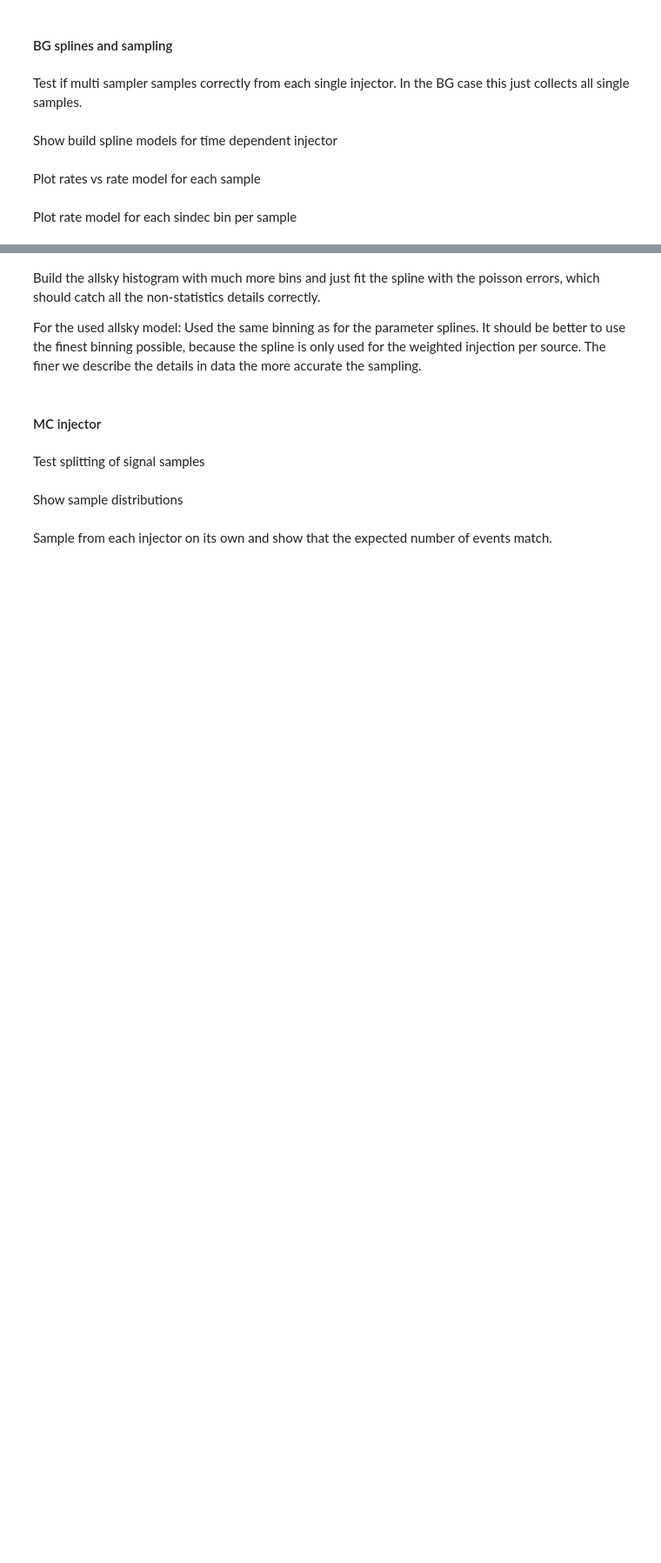
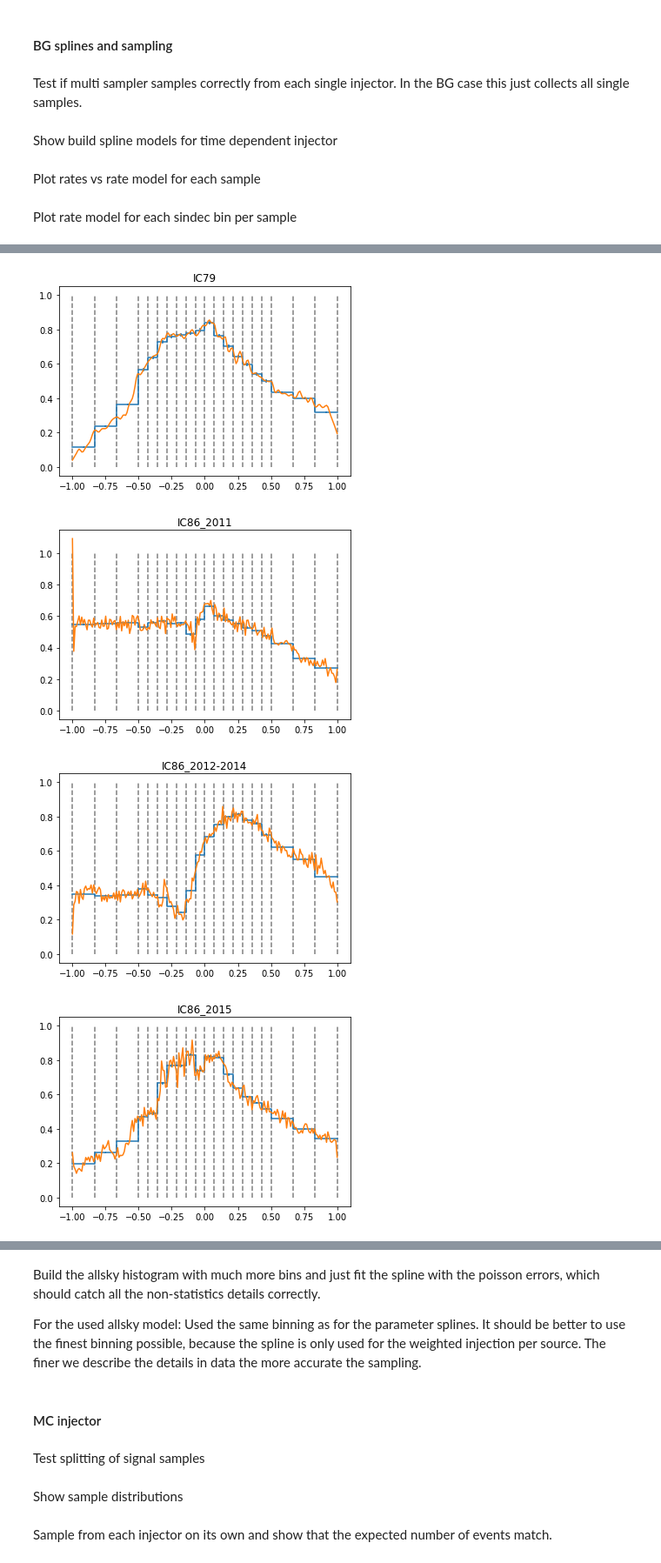
Before and after one commit to mennthor/thesis_plot_notebooks, a Jupyter notebook: testsuite.ipynb, the cells around one changed output, grey strips where cells are left out. Shown at 87% size. Cells and saved outputs as stored; diff of their text form; code cells hidden in the pictures; blank space fills up the shorter version.

```diff
--- a/testsuite.ipynb
+++ b/testsuite.ipynb
@@ -1795,5 +1880,6 @@ for key, inj_i in multi_sig_inj.injs.items():
     plt.xlim(0., 2. * np.pi)
     plt.ylim(-np.pi / 2., np.pi / 2.)
     plt.title(key)
-    save_plot("healpy_injection", "sample_{}.png".format(key))
+    save_plot(os.path.join("healpy_injection", "allsky"),
+              "sample_{}.png".format(key))
     plt.show()
@@ -1800,3 +1888,33 @@ for key, inj_i in multi_sig_inj.injs.items():
+# %%
+from mypyscripts.plots.astro import cartzoom_radius
+
+for key, inj in multi_sig_inj.injs.items():
+    # Sample some new source positions
+    ras, decs = [], []
+    for _ in range(500):
+        _ = inj.sample(n_samples=1)
+        ras.append(inj._src_ra)
+        decs.append(inj._src_dec)
+    ras, decs = map(np.array, (ras, decs))
+    # Plot sampled positions and fixed source for each map
+    for i, cdf in enumerate(inj._src_map_CDFs):
+        # Rebuild map from CDF
+        map_i = np.diff(np.r_[cdf[0], cdf])
+
+        max_idx = np.argmax(map_i)
+        ra_src, dec_src = inj._pix2ra[max_idx], inj._pix2dec[max_idx]
+
+        cartzoom_radius(np.log10(map_i), center=[ra_src, dec_src],
+                        r=np.deg2rad(5.), cmap="inferno")
+        plt.scatter(ras[:, i], decs[:, i], facecolors="k",
+                    edgecolors="none", alpha=0.25, label="Injected sources")
+        plt.scatter(ra_src, dec_src, marker="d", color="C3",
+                    label="Original source")
+        plt.legend()
+        plt.title("{}. Source {}".format(key, i))
+        save_plot(os.path.join("healpy_injection", "zoomed_with_map"),
+                  "{}_src_{:02d}".format(key, i), dpi=200)
+        plt.show()
 # %% [markdown]
 #### Data distribution
 # %%
@@ -1968,5 +2086,5 @@ for key, bg_inj in sorted(multi_bg_inj._injs.items())[:]:
     ax[0, 0].text(s="Sample: '{}'".format(key), x=bins[0], y=0.0009,
                   bbox={"facecolor": "w", "alpha": 0.5}, fontsize=12)
     save_plot(os.path.join("bg_injector", "rate_models_per_dec_bin"),
-              key + ".png", dpi=400)
+              key + ".png", dpi=100)
     plt.show()
@@ -1973,22 +2099,28 @@ for key, bg_inj in sorted(multi_bg_inj._injs.items())[:]:
 # %%
 # Compare hist to allsky model
 x = np.linspace(-1, 1, 200)
 for key, bg_inj in sorted(multi_bg_inj._injs.items())[:]:
     bins = bg_inj_opts[key]["sindec_bins"]
     plt.vlines(bins, 0, 1, linestyles="--",
                colors="C7", zorder=-1)
     h, b = np.histogram(np.sin(exp_off_dict[key]["dec"]),
                         bins=bins, density=False)
     m = 0.5 * (b[:-1] + b[1:])
     norm = np.diff(b) * np.sum(h)
     err = np.sqrt(h)
     h_n = h / norm
     err_n = err / norm
 
     plt.plot(b, np.r_[h_n[0], h_n], drawstyle="steps-pre", c="C0")
     plt.errorbar(m, h_n, yerr=err_n, fmt=",", color="C0")
 
     plt.plot(x, bg_inj._spl_info["data_sin_dec_pdf_spline"](x), c="C1")
-    save_plot(os.path.join("bg_injector", "allsky_model"),
-              key + ".png", dpi=200)
+    plt.title(key)
+#     save_plot(os.path.join("bg_injector", "allsky_model"),
+#               key + ".png", dpi=200)
     plt.show()
+# %% [output]
+[figure, added]
+[figure, added]
+[figure, added]
+[figure, added]
```
Also changed, not shown: parts of 18 cells of this notebook.
